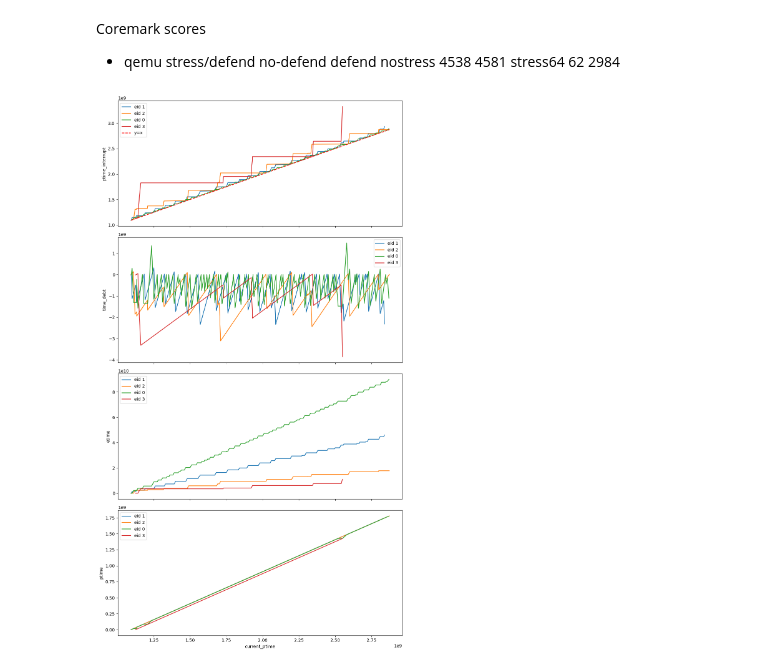
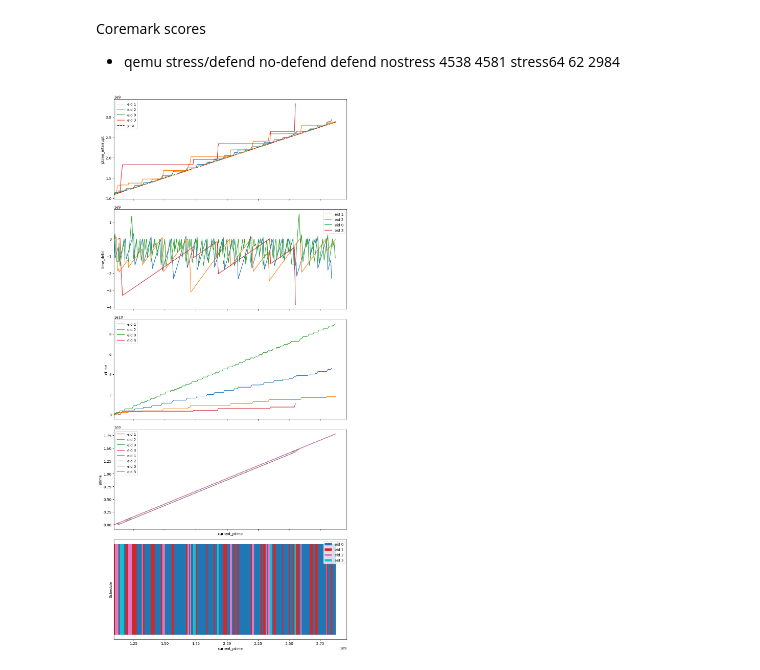
Before and after one commit to Invariant64/keystone, a Jupyter notebook: stat/stat.ipynb, the cells around one changed output. Cells and saved outputs as stored; diff of their text form; code cells hidden in the pictures.

```diff
--- a/stat/stat.ipynb
+++ b/stat/stat.ipynb
@@ -97,9 +146,9 @@ stress/defend   no-defend defend
 nostress        4538      4581
 stress64       62        2984
 # %%
-parse_and_plot_qemu_log('qemu_output_new.txt')
+parse_and_plot_qemu_log('qemu_stress_defend_4process.txt')
 # %% [output]
-[figure, old version]
+[figure, new version]
 # %%
 parse_and_plot_qemu_log('qemu_output.txt')
 # %% [output]
```
Also changed, not shown: parts of 2 cells of this notebook, 11 other files.
